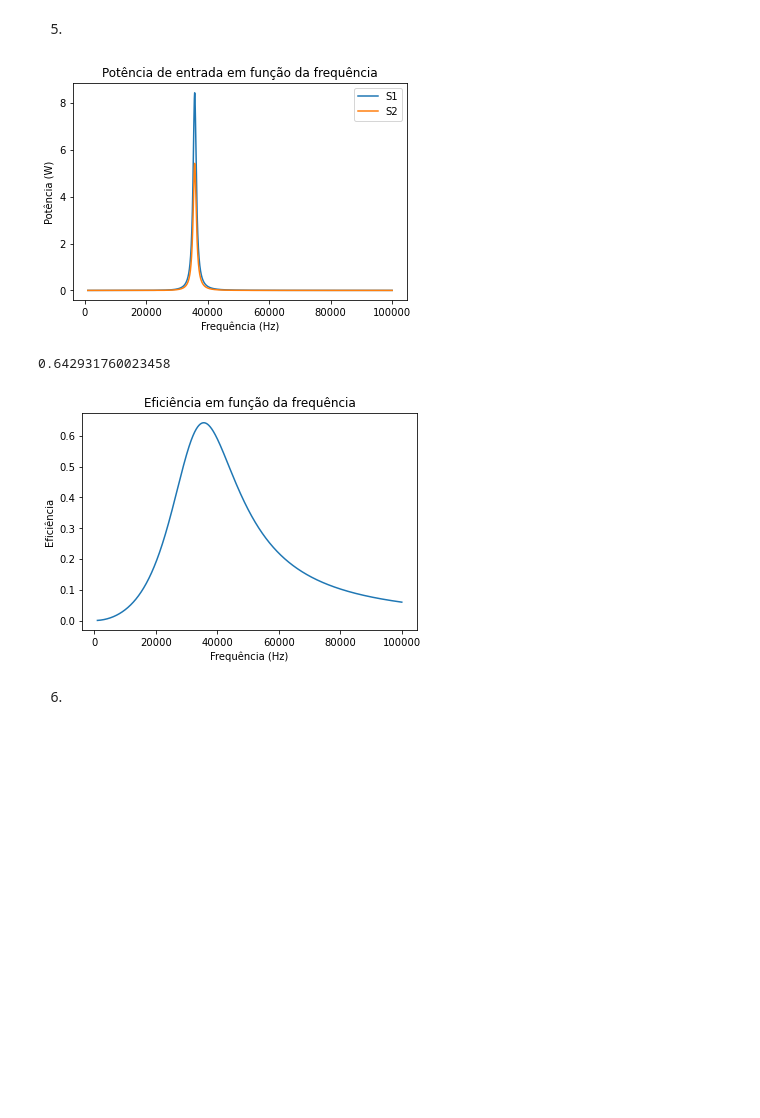
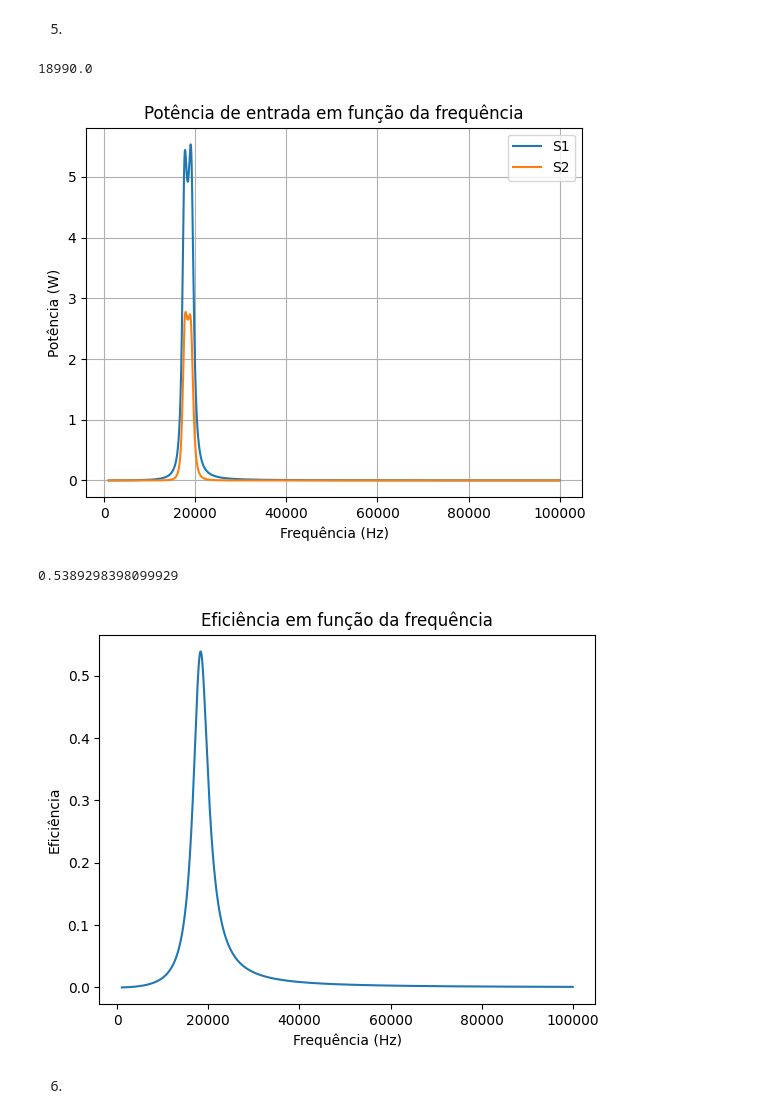
Before and after one commit to MatheusCastellucci/Projeto-Mamag, a Jupyter notebook: projeto.ipynb, the cells around one changed output. Cells and saved outputs as stored; diff of their text form; code cells hidden in the pictures; blank space fills up the shorter version.

```diff
--- a/projeto.ipynb
+++ b/projeto.ipynb
@@ -54,7 +54,7 @@ def CalcularIndutancias(f, L1, L2, C1, C2, k):
     return XL1, XL2, XM, XC1, XC2, paralelo
 
 
-def CalcularTransformador(Uf, Rc, f):
+def CalcularTransformador(Uf, f):
     C1 = C2 = 1/(((2*pi)**2)*(fr**2)*L1)
     XL1, XL2, XM, XC1, XC2, paralelo = CalcularIndutancias(f, L1, L2, C1, C2, k)
 
@@ -65,15 +65,27 @@ def CalcularTransformador(Uf, Rc, f):
     V2=i[1]*paralelo
 
     return i[0], i[1], V2
+
+
+def CalcularTransformador2(Uf, f):
+    XL1, XL2, XM, XC1, XC2, paralelo = CalcularIndutancias(f, L1, L2, C1, C2, k)
+
+    Z=np.array([[R1+XL1+XC1, -XM],[-XM, XL2+R2+paralelo]])
+    V=np.array([Uf,0])
+    i=np.dot(linalg.inv(Z),V)
+
+    V2=i[1]*paralelo
+
+    return i[0], i[1], V2
 # %% [markdown]
 3)
 # %%
-listaf = np.arange(15e3, 100e3, 100)
+listaf = np.arange(1e3, 100e3, 100)
 listai1 = []
 listai2 = []
 
 for f in listaf:
-    i1, i2, v2 = CalcularTransformador(Ufonte, Rc, f)
+    i1, i2, v2 = CalcularTransformador(Ufonte, f)
     listai1.append(abs(i1))
     listai2.append(abs(i2))
 
@@ -97,7 +109,7 @@ for L1 in listal1:
     listav2 = []
     L2 = L1
     for fr in listafr:
-        i1, i2, v2= CalcularTransformador(Ufonte, Rc, fr)
+        i1, i2, v2= CalcularTransformador(Ufonte, fr)
         listav2.append(abs(v2))
     l_atual = listaLS[listal1.index(L1)]
     plt.plot(listafr, listav2, label=f"{l_atual} = " + str(L1) + "H")
@@ -111,7 +123,7 @@ plt.show()
 # %% [markdown]
 5.
 # %%
-def CalcularEficiencia(Uf, Rc, f):
+def CalcularEficiencia(Uf, f):
     XL1, XL2, XM, XC1, XC2, paralelo = CalcularIndutancias(f, L1, L2, C1, C2, k)
 
     Z=np.array([[R1+XL1+XC1, -XM],[-XM, XL2+R2+paralelo]])
@@ -133,37 +145,49 @@ def CalcularEficiencia(Uf, Rc, f):
 # %%
 listaS1 = []
 listaS2 = []
 listaef = []
 listafr = np.arange(1e3, 100e3, 10)
 
-C1 = C2 = 0.1e-6
-L1 = L2 = 200e-6
+C1 = C2 = 1e-6
+L1 = 75.68e-6
+L2 = 75.5e-6
+R1 = 282e-3
+R2 = 260e-3
+Rc = 100
+Ufonte = 5*2/pi
 
 for f in listafr:
-    eficiencia, P1, P2 = CalcularEficiencia(Ufonte, Rc, f)
+    eficiencia, P1, P2 = CalcularEficiencia(Ufonte, f)
     listaef.append(eficiencia)
     listaS1.append(P1)
     listaS2.append(P2)
+
+for i in listaS1:
+    if i == max(listaS1):
+        print(listafr[listaS1.index(i)])
+
 
 plt.plot(listafr, listaS1, label="S1")
 plt.plot(listafr, listaS2, label="S2")
 plt.xlabel("Frequência (Hz)")
 plt.ylabel("Potência (W)")
 plt.title("Potência de entrada em função da frequência")
+plt.grid()
 plt.legend()
 plt.show()
 
 
 print(max(listaef))
 plt.plot(listafr, listaef)
 plt.xlabel("Frequência (Hz)")
 plt.ylabel("Eficiência")
 plt.title("Eficiência em função da frequência")
 plt.show()
 # %% [output]
+18990.0
-[figure, old version]
+[figure, new version]
-0.642931760023458
+0.5389298398099929
-[figure, old version]
+[figure, new version]
 # %% [markdown]
 6.
 # %%
```
Also changed, not shown: parts of 3 cells of this notebook.
